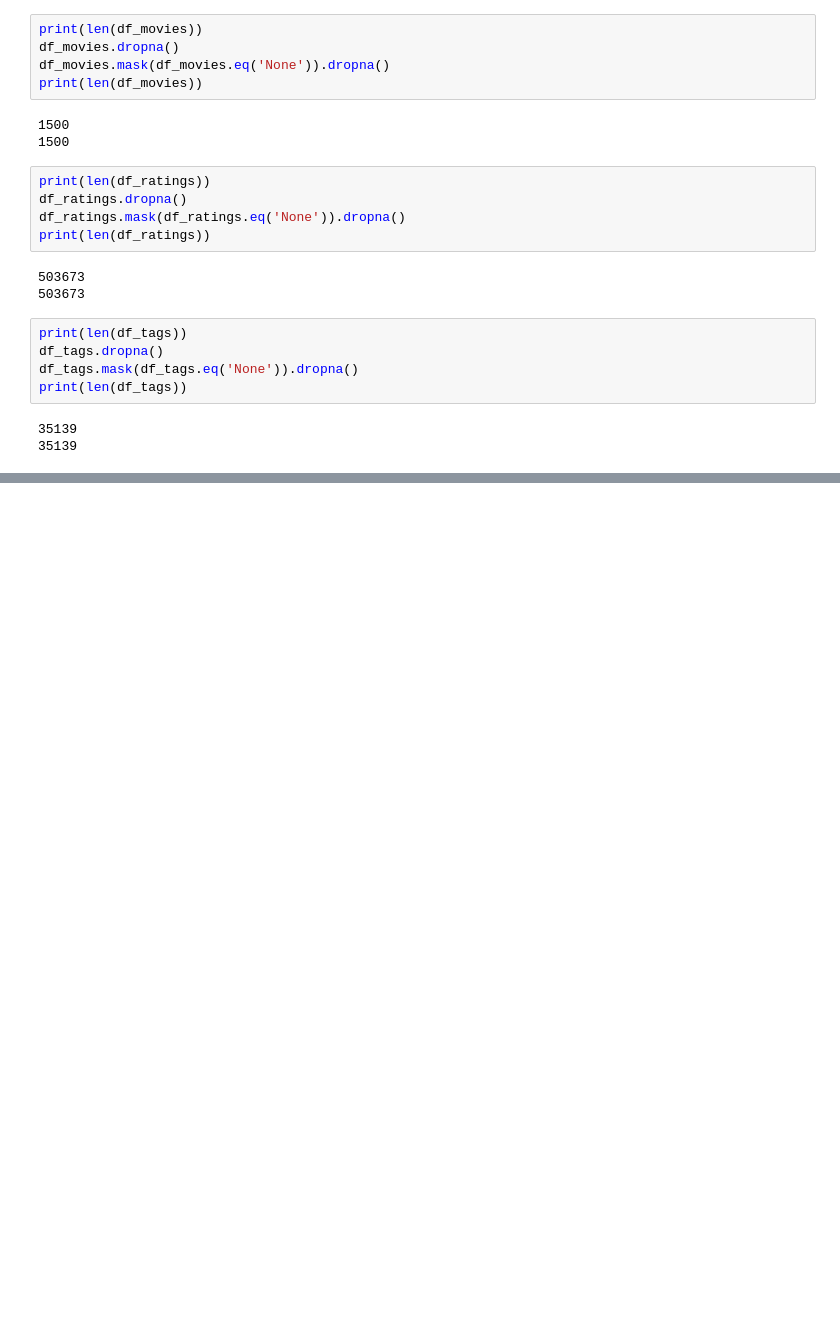
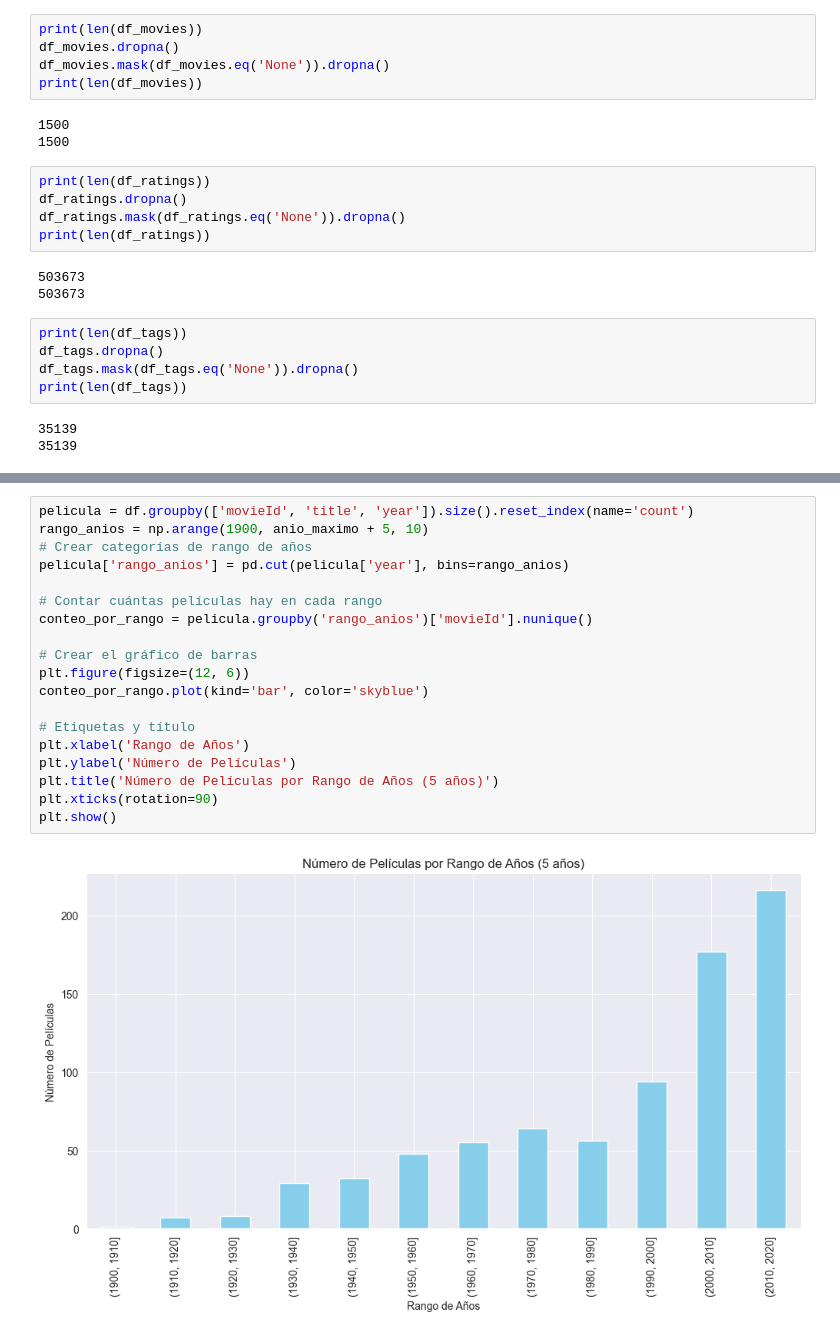
Before and after one commit to joanesMondra/FilmRecommendator, a Jupyter notebook: grupo3/preProcessing.ipynb, the cells around one changed output, grey strips where cells are left out. Drawn from its saved outputs; the diff is of its cells as text; blank space fills up the shorter version.

```diff
--- a/grupo3/preProcessing.ipynb
+++ b/grupo3/preProcessing.ipynb
@@ -126,0 +168,21 @@ df.to_csv('merged_movies.csv')
+# %%
+pelicula = df.groupby(['movieId', 'title', 'year']).size().reset_index(name='count')
+rango_anios = np.arange(1900, anio_maximo + 5, 10)
+# Crear categorías de rango de años
+pelicula['rango_anios'] = pd.cut(pelicula['year'], bins=rango_anios)
+
+# Contar cuántas películas hay en cada rango
+conteo_por_rango = pelicula.groupby('rango_anios')['movieId'].nunique()
+
+# Crear el gráfico de barras
+plt.figure(figsize=(12, 6))
+conteo_por_rango.plot(kind='bar', color='skyblue')
+
+# Etiquetas y título
+plt.xlabel('Rango de Años')
+plt.ylabel('Número de Películas')
+plt.title('Número de Películas por Rango de Años (5 años)')
+plt.xticks(rotation=90)
+plt.show()
+# %% [output]
+[figure, added]
```
Also changed, not shown: parts of 23 cells of this notebook.
